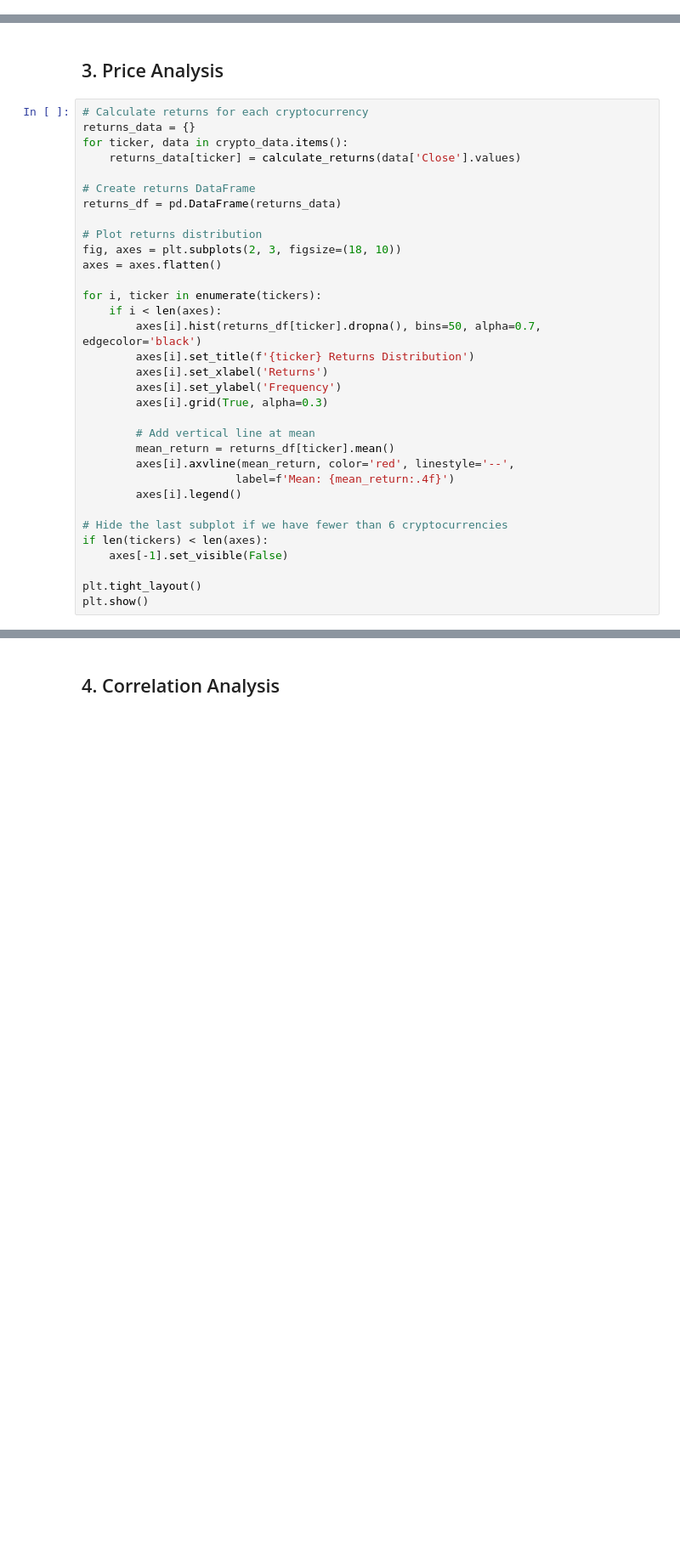
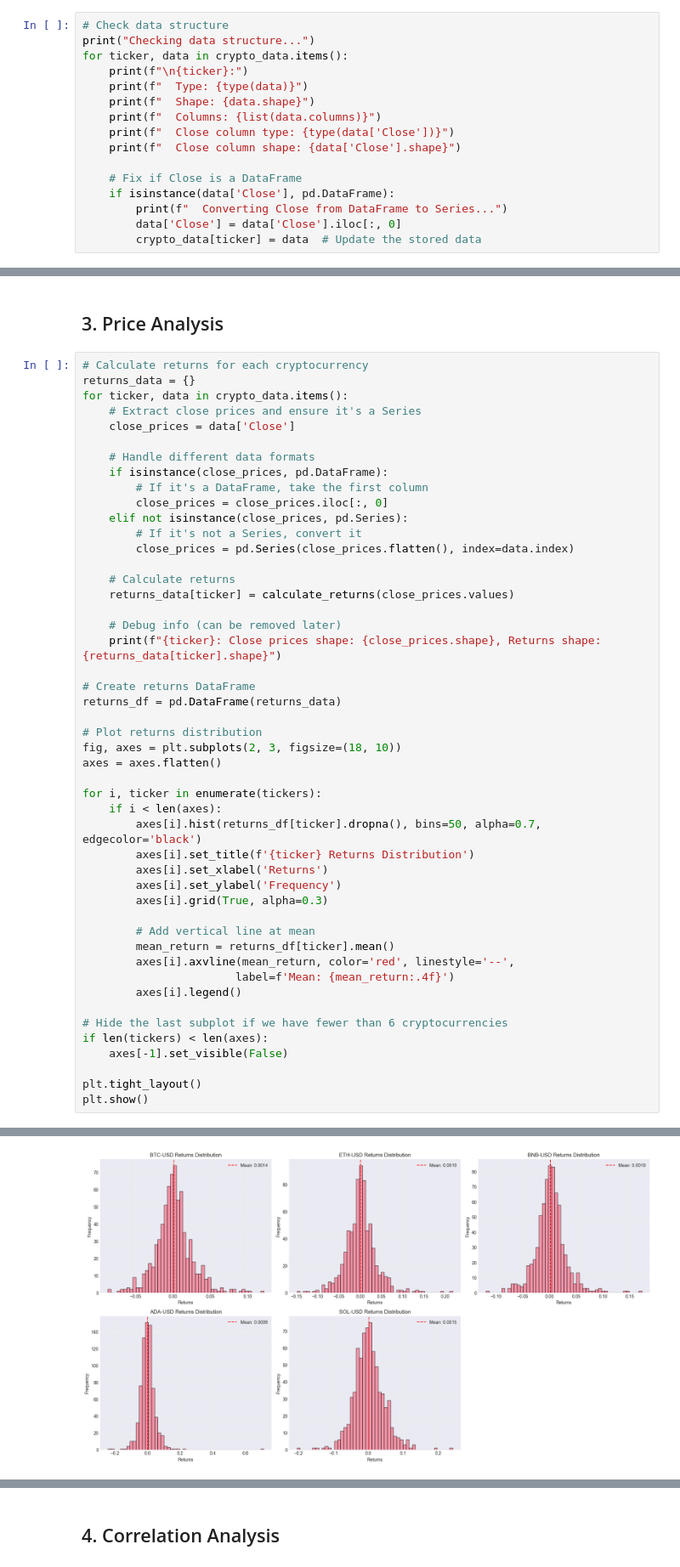
Before and after one commit to Tushar-Siddik/crypto_forecasting, a Jupyter notebook: notebooks/01_data_exploration.ipynb, the cells around one changed output, grey strips where cells are left out. Shown at 85% size. Drawn from its saved outputs; the diff is of its cells as text; blank space fills up the shorter version.

Commit message:
update: data_exploration notebook

```diff
--- a/notebooks/01_data_exploration.ipynb
+++ b/notebooks/01_data_exploration.ipynb
@@ -48,0 +76,16 @@ for ticker, data in crypto_data.items():
+# %%
+# Check data structure
+print("Checking data structure...")
+for ticker, data in crypto_data.items():
+    print(f"\n{ticker}:")
+    print(f"  Type: {type(data)}")
+    print(f"  Shape: {data.shape}")
+    print(f"  Columns: {list(data.columns)}")
+    print(f"  Close column type: {type(data['Close'])}")
+    print(f"  Close column shape: {data['Close'].shape}")
+
+    # Fix if Close is a DataFrame
+    if isinstance(data['Close'], pd.DataFrame):
+        print(f"  Converting Close from DataFrame to Series...")
+        data['Close'] = data['Close'].iloc[:, 0]
+        crypto_data[ticker] = data  # Update the stored data
@@ -84,7 +165,22 @@ plt.show()
 # Calculate returns for each cryptocurrency
 returns_data = {}
 for ticker, data in crypto_data.items():
-    returns_data[ticker] = calculate_returns(data['Close'].values)
+    # Extract close prices and ensure it's a Series
+    close_prices = data['Close']
+
+    # Handle different data formats
+    if isinstance(close_prices, pd.DataFrame):
+        # If it's a DataFrame, take the first column
+        close_prices = close_prices.iloc[:, 0]
+    elif not isinstance(close_prices, pd.Series):
+        # If it's not a Series, convert it
+        close_prices = pd.Series(close_prices.flatten(), index=data.index)
+
+    # Calculate returns
+    returns_data[ticker] = calculate_returns(close_prices.values)
+
+    # Debug info (can be removed later)
+    print(f"{ticker}: Close prices shape: {close_prices.shape}, Returns shape: {returns_data[ticker].shape}")
 
 # Create returns DataFrame
 returns_df = pd.DataFrame(returns_data)
@@ -113,3 +209,4 @@ if len(tickers) < len(axes):
 
 plt.tight_layout()
 plt.show()
+# %% [output]
@@ -116,3 +218,4 @@ plt.show()
+[figure, added]
 # %%
 # Calculate and plot volatility
 volatility_data = {}
```
Also changed, not shown: parts of 18 cells of this notebook.
